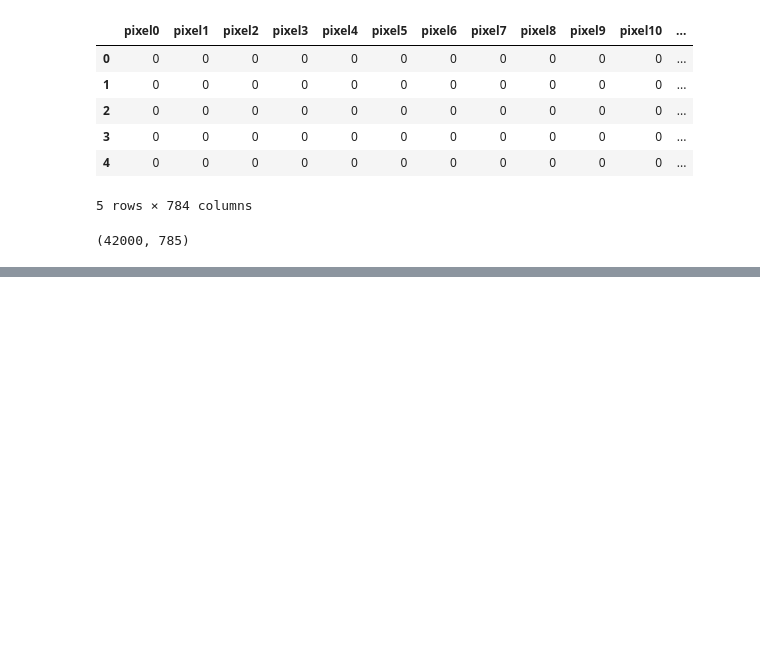
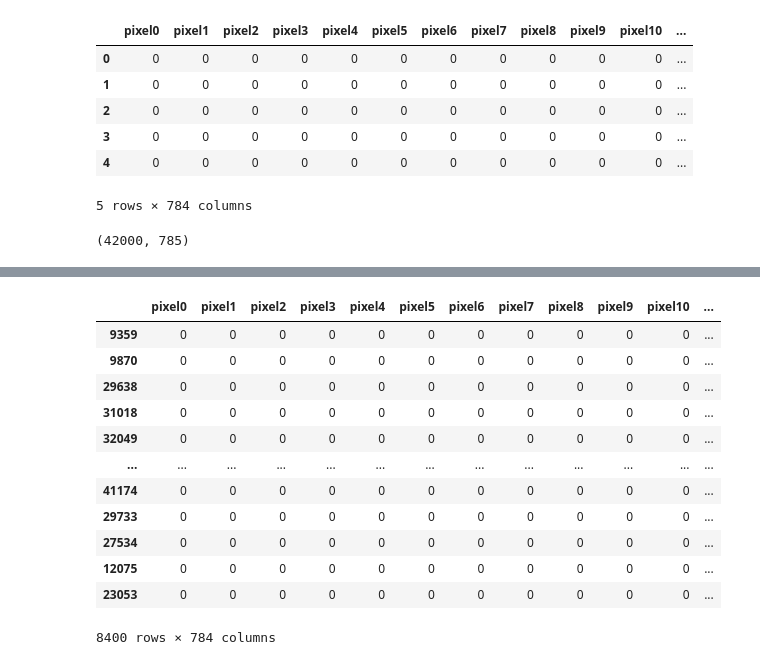
Before and after one commit to topguns837/MNIST_digit_recognizer, a Jupyter notebook: MNIST.ipynb, the cells around one changed output, grey strips where cells are left out. Cells and saved outputs as stored; diff of their text form; code cells hidden in the pictures; blank space fills up the shorter version.

```diff
--- a/MNIST.ipynb
+++ b/MNIST.ipynb
@@ -57,0 +130,16 @@ plt.show()
+# %%
+X_test
+# %% [output]
+|  | pixel0 | pixel1 | pixel2 | pixel3 | pixel4 | pixel5 | pixel6 | pixel7 | pixel8 | pixel9 | pixel10 | ... |
+| 9359 | 0 | 0 | 0 | 0 | 0 | 0 | 0 | 0 | 0 | 0 | 0 | ... |
+| 9870 | 0 | 0 | 0 | 0 | 0 | 0 | 0 | 0 | 0 | 0 | 0 | ... |
+| 29638 | 0 | 0 | 0 | 0 | 0 | 0 | 0 | 0 | 0 | 0 | 0 | ... |
+| 31018 | 0 | 0 | 0 | 0 | 0 | 0 | 0 | 0 | 0 | 0 | 0 | ... |
+| 32049 | 0 | 0 | 0 | 0 | 0 | 0 | 0 | 0 | 0 | 0 | 0 | ... |
+| ... | ... | ... | ... | ... | ... | ... | ... | ... | ... | ... | ... | ... |
+| 41174 | 0 | 0 | 0 | 0 | 0 | 0 | 0 | 0 | 0 | 0 | 0 | ... |
+| 29733 | 0 | 0 | 0 | 0 | 0 | 0 | 0 | 0 | 0 | 0 | 0 | ... |
+| 27534 | 0 | 0 | 0 | 0 | 0 | 0 | 0 | 0 | 0 | 0 | 0 | ... |
+| 12075 | 0 | 0 | 0 | 0 | 0 | 0 | 0 | 0 | 0 | 0 | 0 | ... |
+| 23053 | 0 | 0 | 0 | 0 | 0 | 0 | 0 | 0 | 0 | 0 | 0 | ... |
+8400 rows × 784 columns
```
Also changed, not shown: parts of 31 cells of this notebook.
